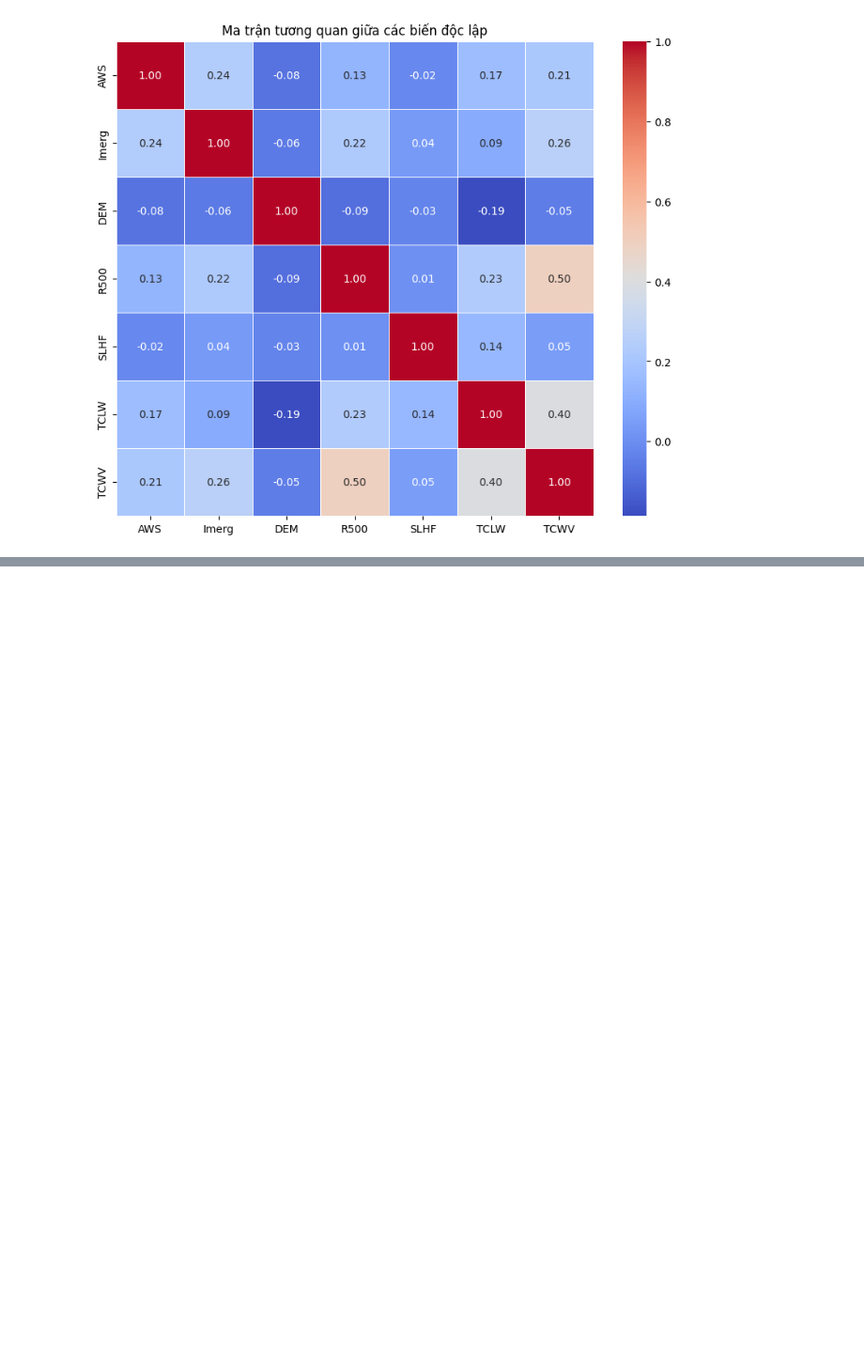
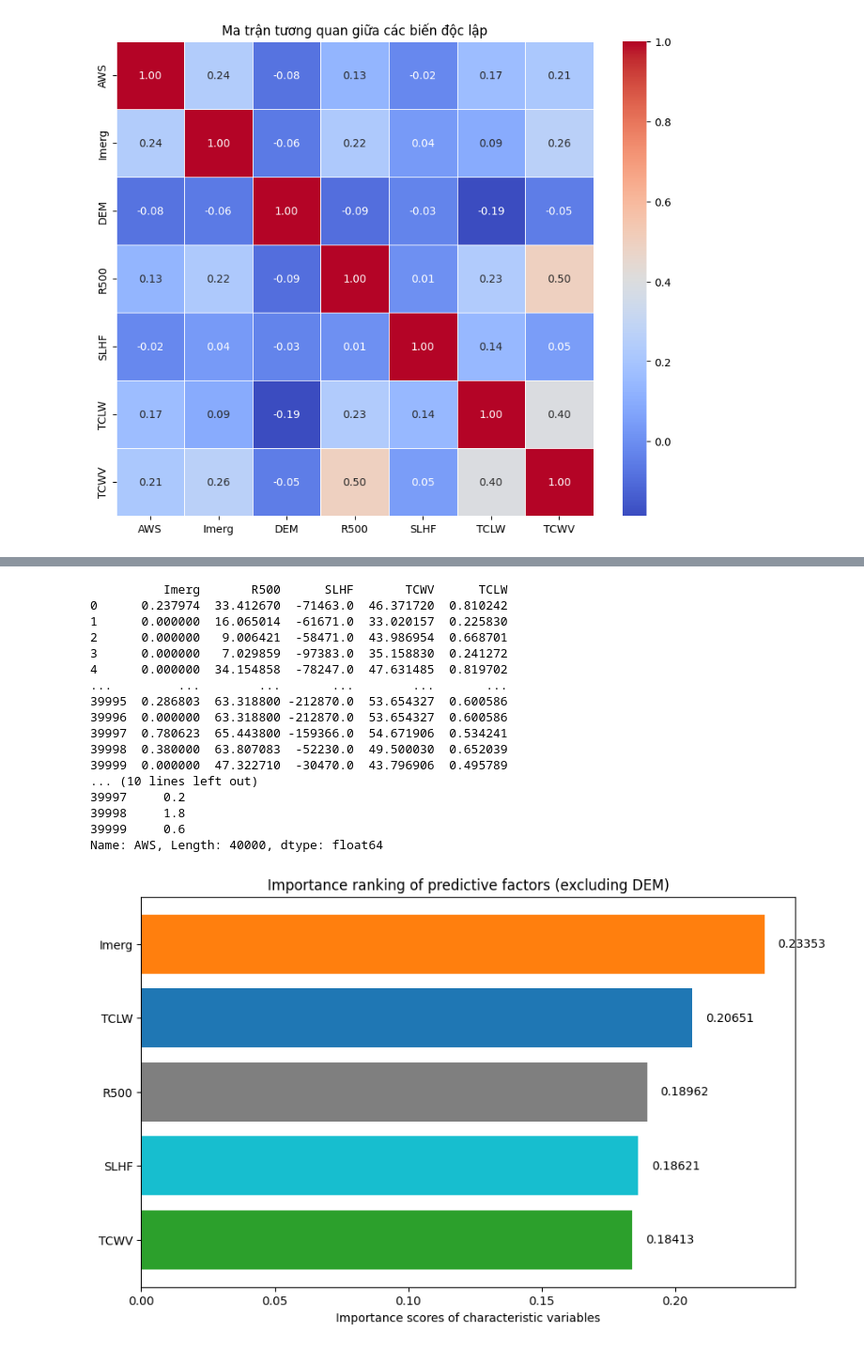
Before and after one commit to Le-Bao-181003/CVDHD, a Jupyter notebook: RandomForest.ipynb, the cells around one changed output, grey strips where cells are left out. Shown: that part at 94% size. Saved outputs shown, nothing was run; the diff lists cells and outputs as text; code cells hidden in the pictures; blank space fills up the shorter version.

Commit message:
Update Random Forest

```diff
--- a/RandomForest.ipynb
+++ b/RandomForest.ipynb
@@ -308,0 +539,74 @@ Name: name, Length: 100000, dtype: int64
+# %%
+import pandas as pd
+import numpy as np
+from sklearn.ensemble import RandomForestClassifier
+from sklearn.ensemble import RandomForestRegressor
+import matplotlib.pyplot as plt
+
+# Example data (replace with your actual data)
+# Assuming you have a DataFrame `df` with predictors and a target variable
+# df = pd.read_csv('your_data.csv')
+# X = df.drop(['target', 'DEM'], axis=1)  # Excluding the 'DEM' column
+# y = df['target']
+
+
+
+# For demonstration, let's create a random dataset and exclude 'DEM'
+file_path_rf = '/content/data_test.csv'
+data_rf = pd.read_csv(file_path_rf)
+X = pd.DataFrame(data_rf, columns=['Imerg', 'R500', 'SLHF', 'TCWV', 'TCLW'])
+print(X)
+
+y = data_rf['AWS']  # Binary target for classification
+print(y)
+
+# Train a Random Forest model
+# model = RandomForestClassifier(n_estimators=100, random_state=42)
+# model.fit(X, y)
+rf_regressor = RandomForestRegressor(n_estimators=100, random_state=42, oob_score=True)
+
+# Train the model
+rf_regressor.fit(X, y)
+
+# Extract feature importances
+importances = rf_regressor.feature_importances_
+feature_names = X.columns
+
+# Create a DataFrame for visualization
+importance_df = pd.DataFrame({'Feature': feature_names, 'Importance': importances})
+importance_df = importance_df.sort_values(by='Importance', ascending=False)
+
+# Plot the feature importances
+plt.figure(figsize=(10, 6))
+bars = plt.barh(importance_df['Feature'], importance_df['Importance'], color=['#FF7F0E', '#1F77B4', '#7F7F7F', '#17BECF', '#2CA02C'])
+
+# Add data labels
+for bar in bars:
+    plt.text(bar.get_width() + 0.005, bar.get_y() + bar.get_height() / 2, f'{bar.get_width():.5f}', va='center')
+
+# Add titles and labels
+plt.xlabel('Importance scores of characteristic variables')
+plt.title('Importance ranking of predictive factors (excluding DEM)')
+plt.gca().invert_yaxis()  # To match the order of the image
+
+# Show the plot
+plt.show()
+# %% [output]
+          Imerg       R500      SLHF       TCWV      TCLW
+0      0.237974  33.412670  -71463.0  46.371720  0.810242
+1      0.000000  16.065014  -61671.0  33.020157  0.225830
+2      0.000000   9.006421  -58471.0  43.986954  0.668701
+3      0.000000   7.029859  -97383.0  35.158830  0.241272
+4      0.000000  34.154858  -78247.0  47.631485  0.819702
+...         ...        ...       ...        ...       ...
+39995  0.286803  63.318800 -212870.0  53.654327  0.600586
+39996  0.000000  63.318800 -212870.0  53.654327  0.600586
+39997  0.780623  65.443800 -159366.0  54.671906  0.534241
+39998  0.380000  63.807083  -52230.0  49.500030  0.652039
+39999  0.000000  47.322710  -30470.0  43.796906  0.495789
+... (10 lines left out)
+39997     0.2
+39998     1.8
+39999     0.6
+Name: AWS, Length: 40000, dtype: float64
+[figure, added]
```
Also changed, not shown: parts of 4 cells of this notebook.
